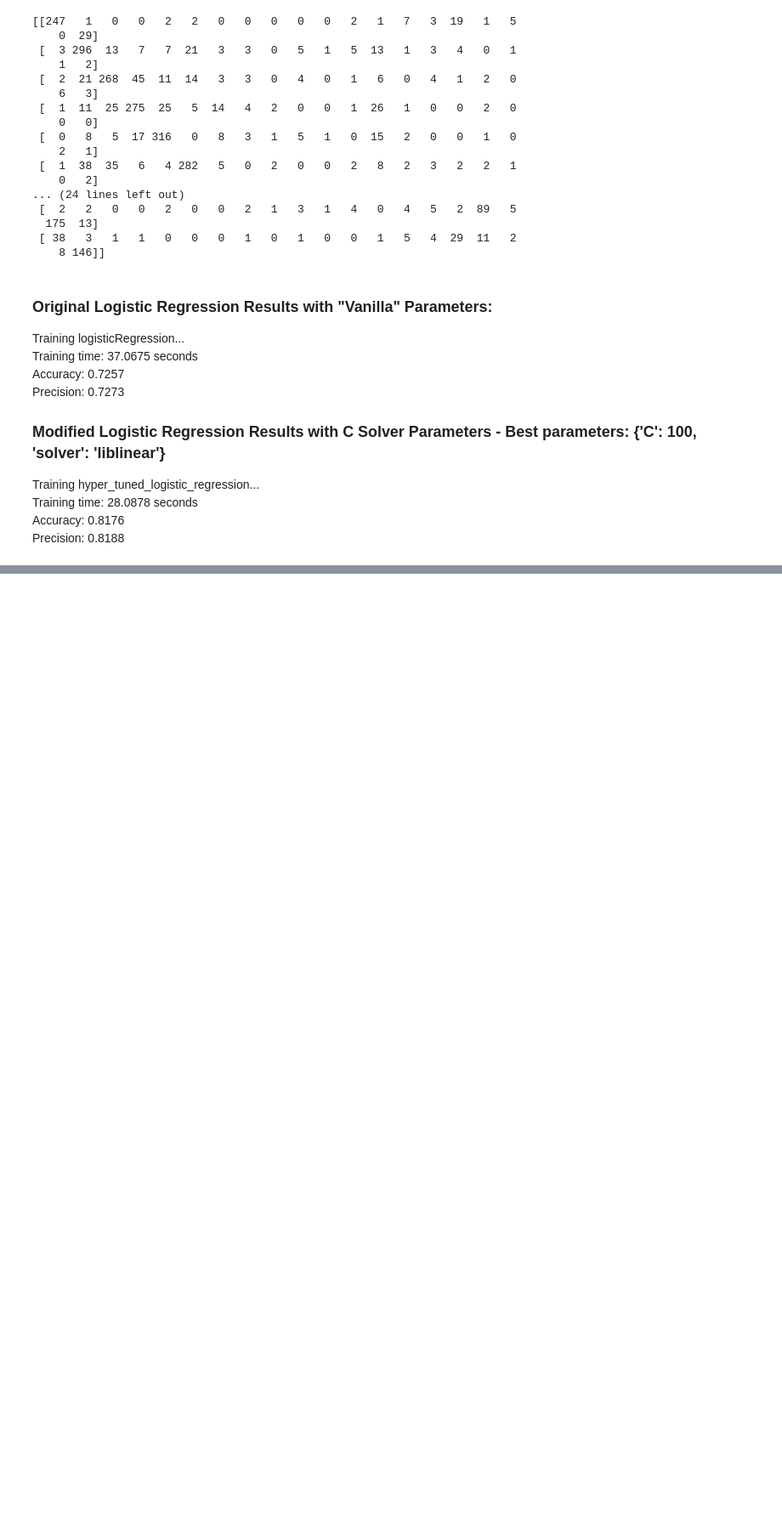
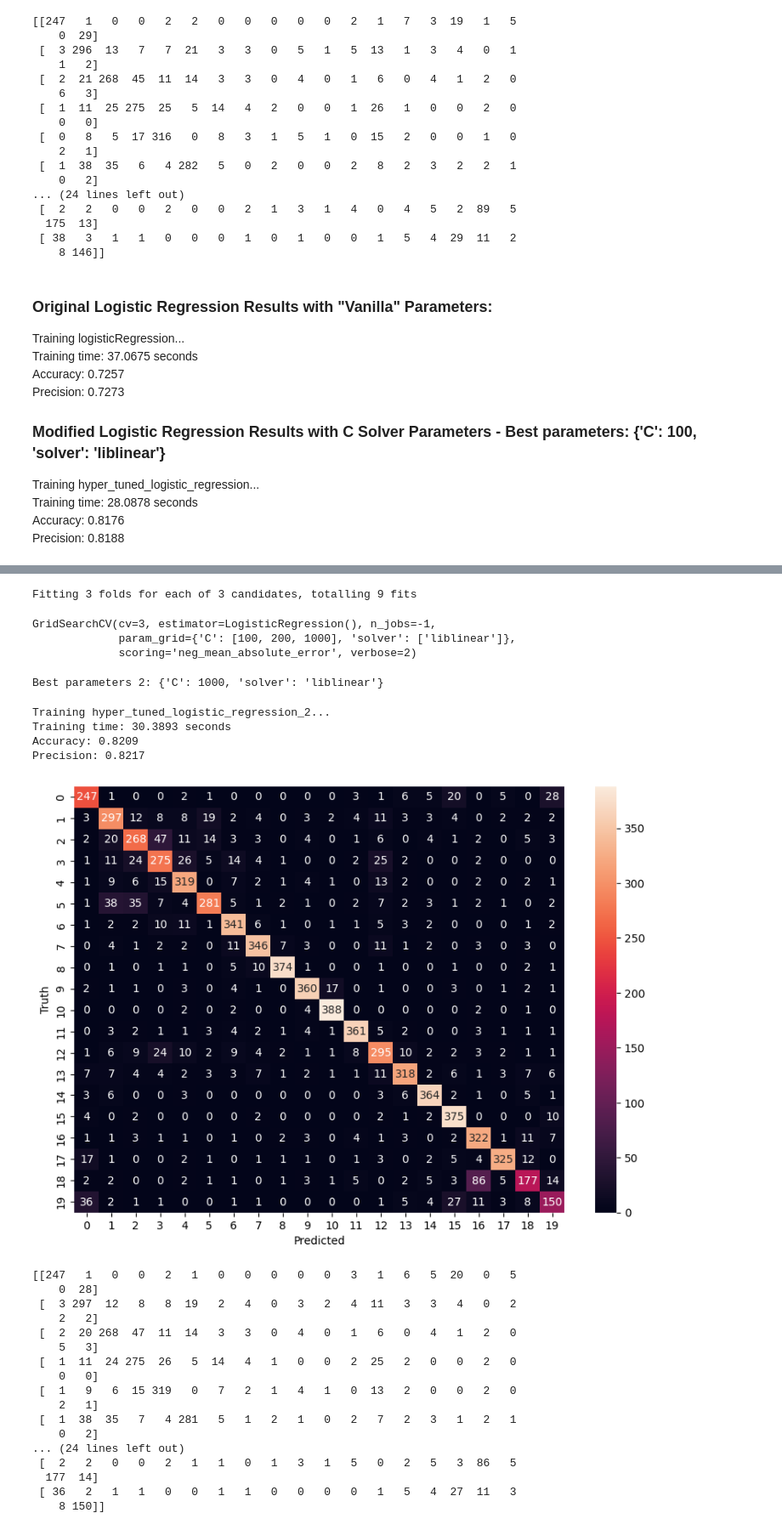
Before and after one commit to mikhailmena/BigBrainTeam, a Jupyter notebook: bigBrain.ipynb, the cells around one changed output, grey strips where cells are left out. Shown at 85% size. Cells and saved outputs as stored; diff of their text form; code cells hidden in the pictures; blank space fills up the shorter version.

Commit message:
ran third hypertuned model

```diff
--- a/bigBrain.ipynb
+++ b/bigBrain.ipynb
@@ -590,0 +595,64 @@ Precision: 0.8188
+# %%
+param_grid_modified_2 = {
+    'C': [100, 200, 1000],
+    'solver': ['liblinear'],
+}
+
+grid_search_modified_2 = GridSearchCV(
+    estimator=LogisticRegression(),
+    param_grid=param_grid_modified_2,
+    cv=3,  # Use 3 folds in cross validation
+    scoring="neg_mean_absolute_error",
+    verbose=2,
+    n_jobs=-1,
+)
+
+grid_search_modified_2.fit(
+  training.data,
+  training.target
+)
+# %% [output]
+Fitting 3 folds for each of 3 candidates, totalling 9 fits
+GridSearchCV(cv=3, estimator=LogisticRegression(), n_jobs=-1,
+             param_grid={'C': [100, 200, 1000], 'solver': ['liblinear']},
+             scoring='neg_mean_absolute_error', verbose=2)
+# %%
+best_parameters_2 = grid_search_modified_2.best_params_
+
+print(f"Best parameters 2: {best_parameters_2}")
+
+best_model_2 = LogisticRegression(**best_parameters_2)
+# %% [output]
+Best parameters 2: {'C': 1000, 'solver': 'liblinear'}
+# %%
+train_and_evaluate_with_confusion(
+  "hyper_tuned_logistic_regression_2",
+  best_model_2,
+  training.data,
+  training.target,
+  test.data,
+  test.target,
+)
+# %% [output]
+Training hyper_tuned_logistic_regression_2...
+Training time: 30.3893 seconds
+Accuracy: 0.8209
+Precision: 0.8217
+[figure, added]
+[[247   1   0   0   2   1   0   0   0   0   0   3   1   6   5  20   0   5
+    0  28]
+ [  3 297  12   8   8  19   2   4   0   3   2   4  11   3   3   4   0   2
+    2   2]
+ [  2  20 268  47  11  14   3   3   0   4   0   1   6   0   4   1   2   0
+    5   3]
+ [  1  11  24 275  26   5  14   4   1   0   0   2  25   2   0   0   2   0
+    0   0]
+ [  1   9   6  15 319   0   7   2   1   4   1   0  13   2   0   0   2   0
+    2   1]
+ [  1  38  35   7   4 281   5   1   2   1   0   2   7   2   3   1   2   1
+    0   2]
+... (24 lines left out)
+ [  2   2   0   0   2   1   1   0   1   3   1   5   0   2   5   3  86   5
+  177  14]
+ [ 36   2   1   1   0   0   1   1   0   0   0   0   1   5   4  27  11   3
+    8 150]]
```
Also changed, not shown: parts of 2 cells of this notebook.
